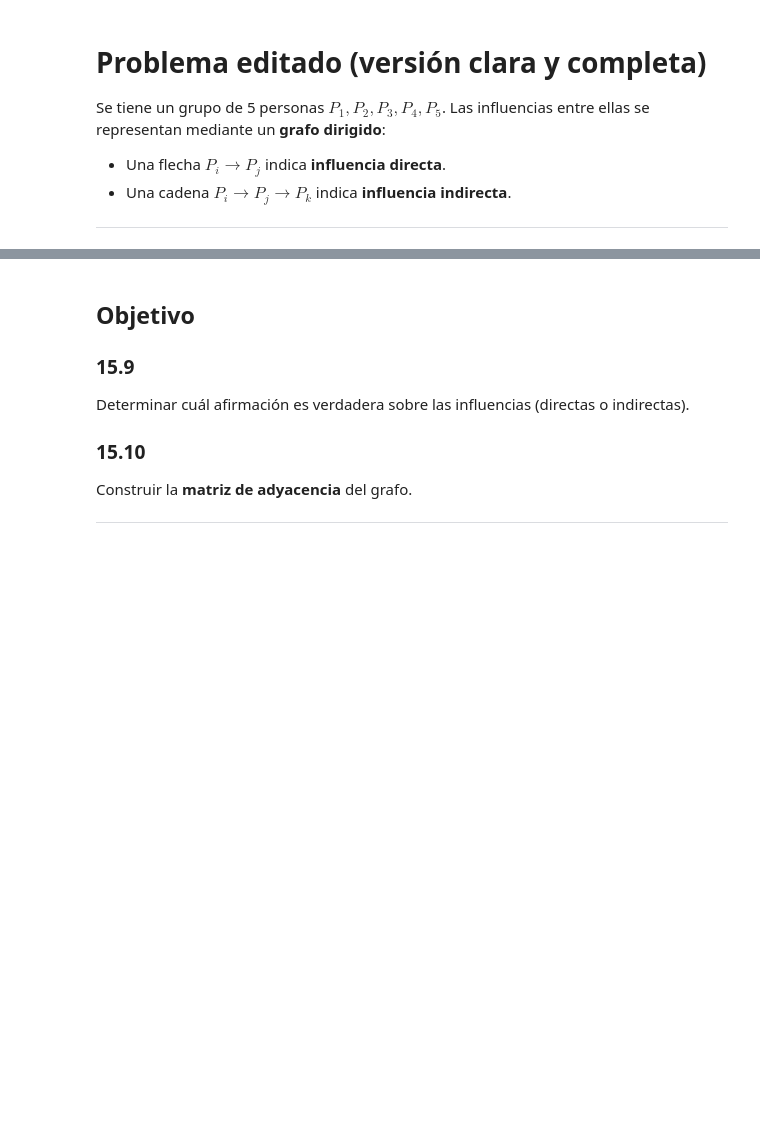
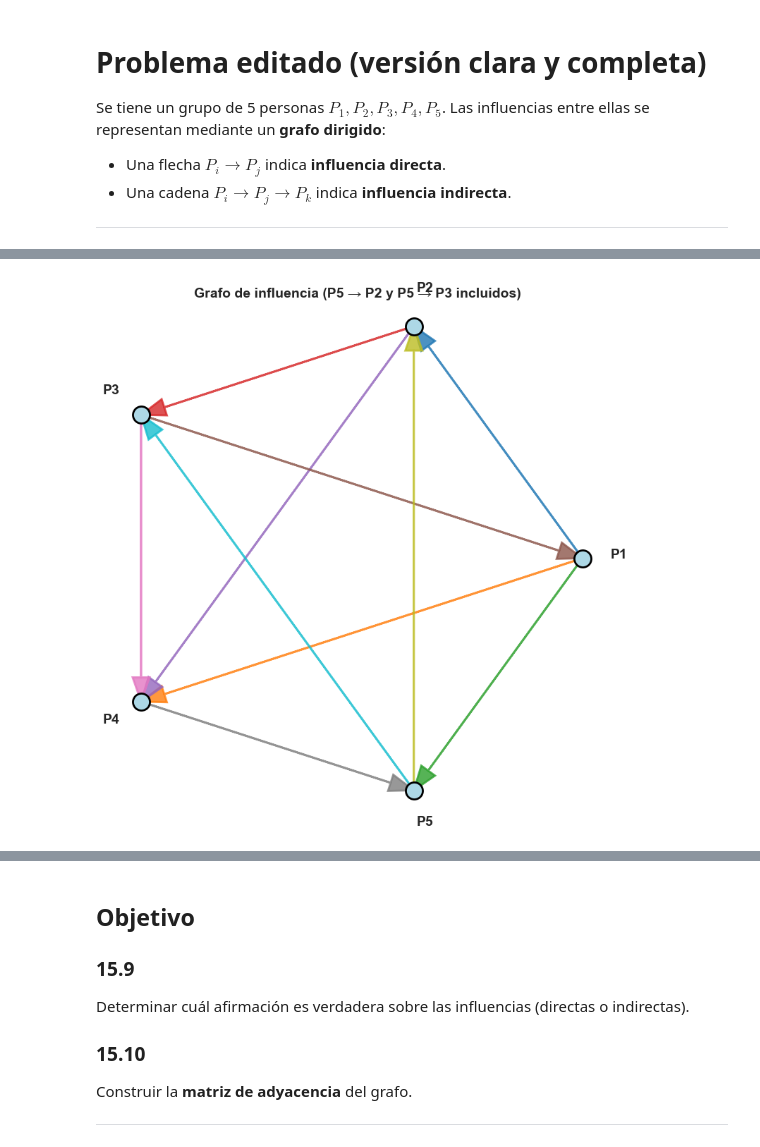
Before and after one commit to marco-canas/camino-udea, a Jupyter notebook: 6_razonamiento_geometrico/clase_16_analisis_graficos_y_simulacro_final/clase_16_analisis_graficos.ipynb, the cells around one changed output, grey strips where cells are left out. Cells and saved outputs as stored; diff of their text form; code cells hidden in the pictures; blank space fills up the shorter version.

```diff
--- a/6_razonamiento_geometrico/clase_16_analisis_graficos_y_simulacro_final/clase_16_analisis_graficos.ipynb
+++ b/6_razonamiento_geometrico/clase_16_analisis_graficos_y_simulacro_final/clase_16_analisis_graficos.ipynb
@@ -718,0 +692,70 @@ Las influencias entre ellas se representan mediante un **grafo dirigido**:
+# %%
+import numpy as np
+import matplotlib.pyplot as plt
+
+# Nodos
+labels = ['P1', 'P2', 'P3', 'P4', 'P5']
+n = len(labels)
+
+# Matriz de adyacencia corregida
+# Fila i, columna j: 1 si hay flecha de Pi → Pj
+A = np.array([
+    [0, 1, 0, 1, 1],   # P1 → P2, P4, P5
+    [0, 0, 1, 1, 0],   # P2 → P3, P4
+    [1, 0, 0, 1, 0],   # P3 → P1, P4
+    [0, 0, 0, 0, 1],   # P4 → P5
+    [0, 1, 1, 0, 0]    # P5 → P2, P3 (agregado)
+])
+
+# Posiciones en pentágono
+theta = np.linspace(0, 2*np.pi, n, endpoint=False)
+x = np.cos(theta)
+y = np.sin(theta)
+
+# Colores para cada flecha (generamos colores diferentes)
+colors = plt.cm.tab10(np.linspace(0, 1, np.sum(A)))
+
+# Gráfica
+plt.figure(figsize=(8, 8))
+
+# Dibujar nodos
+plt.scatter(x, y, s=300, color='lightblue', edgecolors='black', linewidth=2, zorder=2)
+
+# Etiquetas
+for i, label in enumerate(labels):
+    plt.text(x[i]*1.15, y[i]*1.15, label, fontsize=14, ha='center', fontweight='bold')
+
+# Dibujar flechas con colores diferentes
+color_idx = 0
+for i in range(n):
+    for j in range(n):
+        if A[i, j] == 1:
+            # Flecha con color único
+            plt.arrow(x[i], y[i],
+                      x[j] - x[i], y[j] - y[i],
+                      length_includes_head=True,
+                      head_width=0.07,
+                      head_length=0.1,
+                      fc=colors[color_idx],
+                      ec=colors[color_idx],
+                      alpha=0.8,
+                      linewidth=2,
+                      zorder=1)
+            color_idx += 1
+
+plt.title("Grafo de influencia (P5 → P2 y P5 → P3 incluidos)", fontsize=14, fontweight='bold')
+plt.axis('off')
+plt.gca().set_aspect('equal')
+plt.tight_layout()
+plt.savefig(r"C:\Users\marco\Downloads\grafo_de_influencia_completo.png", dpi=150, bbox_inches='tight')
+plt.show()
+
+# Imprimir resumen de relaciones
+print("Relaciones en el grafo:")
+print("-" * 40)
+for i in range(n):
+    for j in range(n):
+        if A[i, j] == 1:
+            print(f"{labels[i]} → {labels[j]}")
+# %% [output]
+[figure, added]
```
Also changed, not shown: parts of 35 cells of this notebook, 3 other files.
